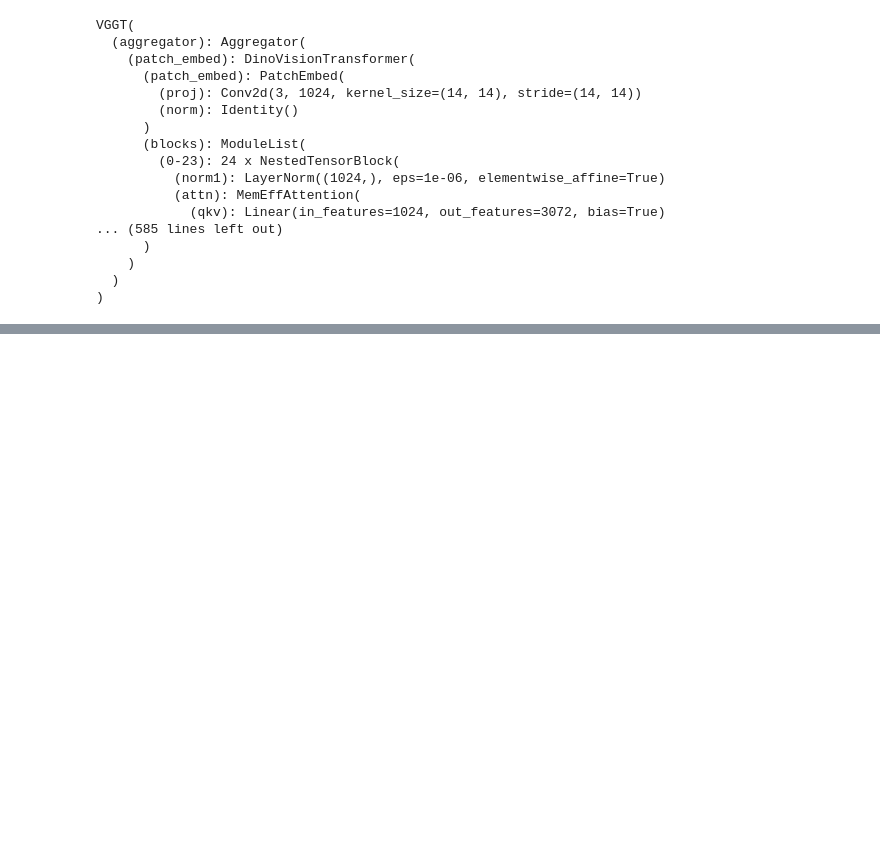
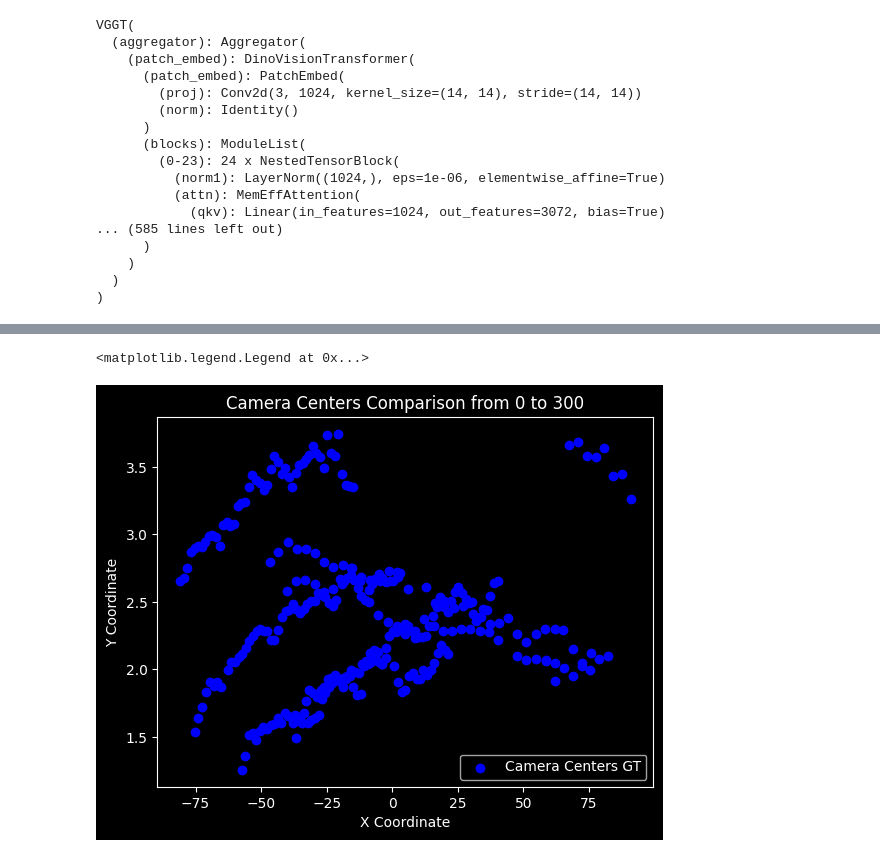
Before and after one commit to sIHURs/VGGT-X, a Jupyter notebook: notebooks/run_eval.ipynb, the cells around one changed output, grey strips where cells are left out. Drawn from its saved outputs; the diff is of its cells as text; code cells hidden in the pictures; blank space fills up the shorter version.

```diff
--- a/notebooks/run_eval.ipynb
+++ b/notebooks/run_eval.ipynb
@@ -211,3 +217,20 @@ print(f"    --  AUC at 30: {Auc_30:.4f}")
+# %%
+camera_centers_gt = - (gt_se3[:, :3, :3].cpu().numpy().transpose(0, 2, 1) @ gt_se3[:, 3, :3][..., None].cpu().numpy()).squeeze(-1)
+camera_centers_pred = - (pred_se3[:, :3, :3].cpu().numpy().transpose(0, 2, 1) @ pred_se3[:, 3, :3][..., None].cpu().numpy()).squeeze(-1)
+
+start_idx, end_idx = 0, 300
+
+plt.figure()
+# plt.axis('equal')
+plt.scatter(camera_centers_gt[start_idx:end_idx, 0], camera_centers_gt[start_idx:end_idx, 1], c='blue', label='Camera Centers GT')
+# plt.scatter(camera_centers_pred[start_idx:end_idx, 0], camera_centers_pred[start_idx:end_idx, 1], c='red', label='Camera Centers Predicted')
+plt.xlabel('X Coordinate')
+plt.ylabel('Y Coordinate')
+plt.title(f'Camera Centers Comparison from {start_idx} to {end_idx}')
+plt.legend()
+# %% [output]
+<matplotlib.legend.Legend at 0x...>
+[figure, added]
 # %%
 ANALYZE_PROJECTION = False
 
```
Also changed, not shown: parts of 7 cells of this notebook, 1 other file.
